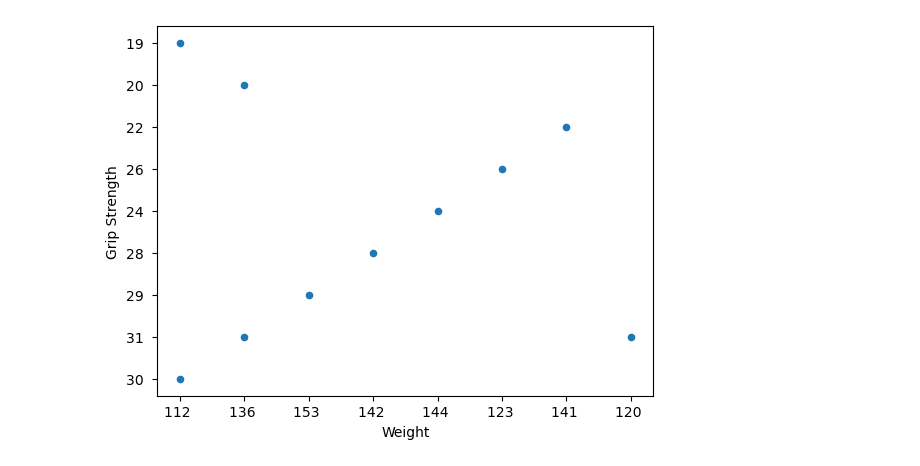
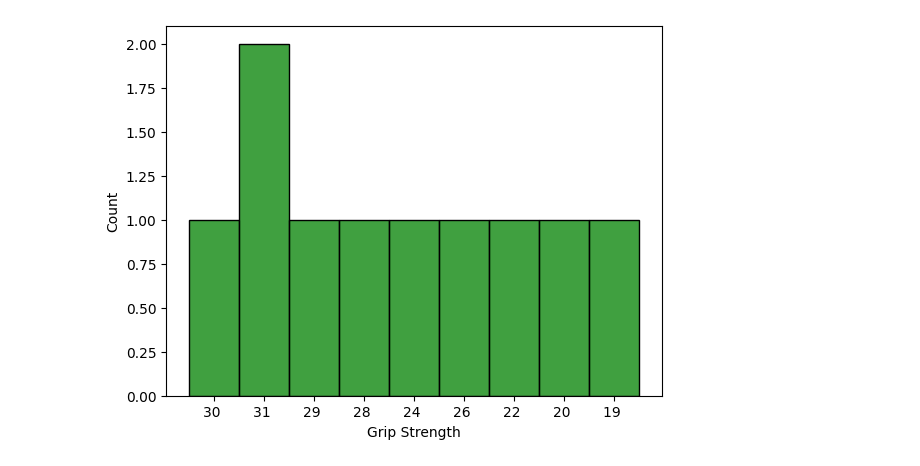
Before and after one commit to lakshmiprasannapeddi16343001/Principles-of-DataScience, a Jupyter notebook: Frailty/src/DataAnalysis.ipynb, the cells around one changed output. Saved outputs shown, nothing was run; the diff lists cells and outputs as text; code cells hidden in the pictures.

```diff
--- a/Frailty/src/DataAnalysis.ipynb
+++ b/Frailty/src/DataAnalysis.ipynb
@@ -43,6 +48,2 @@ import numpy as np
 # %%
-ax = data_frame.plot.scatter(x='Weight',y='Grip Strength')
-fig = ax.get_figure()
 fig.savefig("/Users/prasanna/Documents/GitHub/Principles-of-DataScience/Frailty/Results/GripStrength_weight-Relation.png")
-# %% [output]
-[figure, removed]
@@ -50,0 +50,4 @@ fig.savefig("/Users/prasanna/Documents/GitHub/Principles-of-DataScience/Frailty/
+# %%
+ax = sns.histplot(data_frame['Grip Strength'], kde=False, color='green', bins=30)
+# %% [output]
+[figure, added]
```
Also changed, not shown: parts of 13 cells of this notebook, 2 other files.
